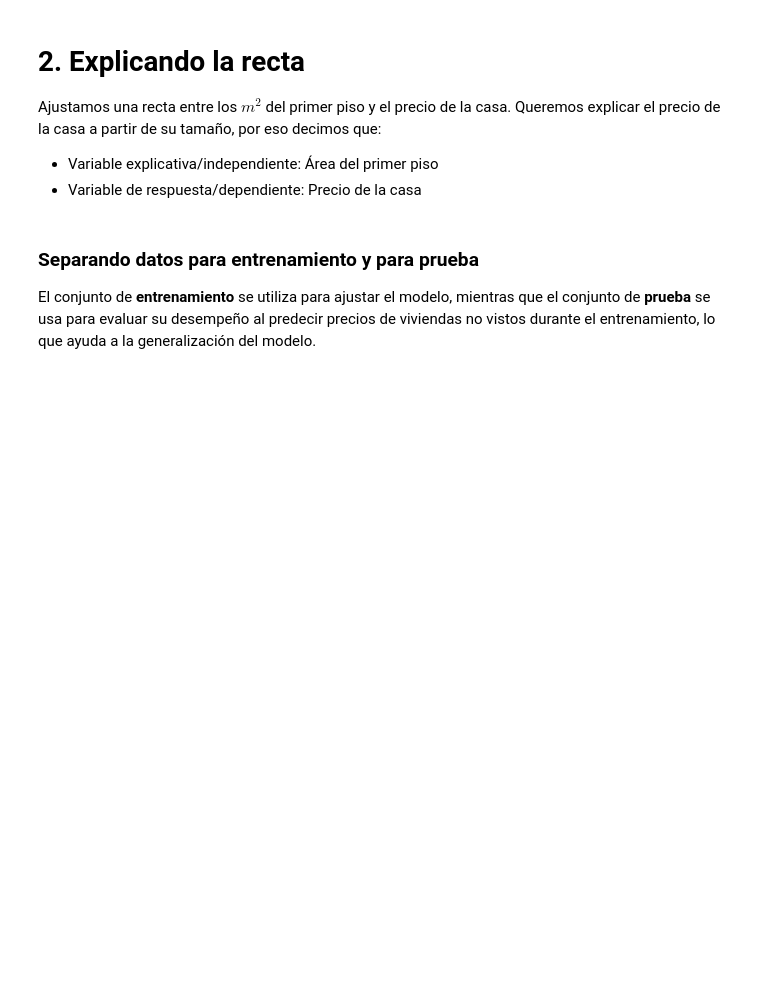
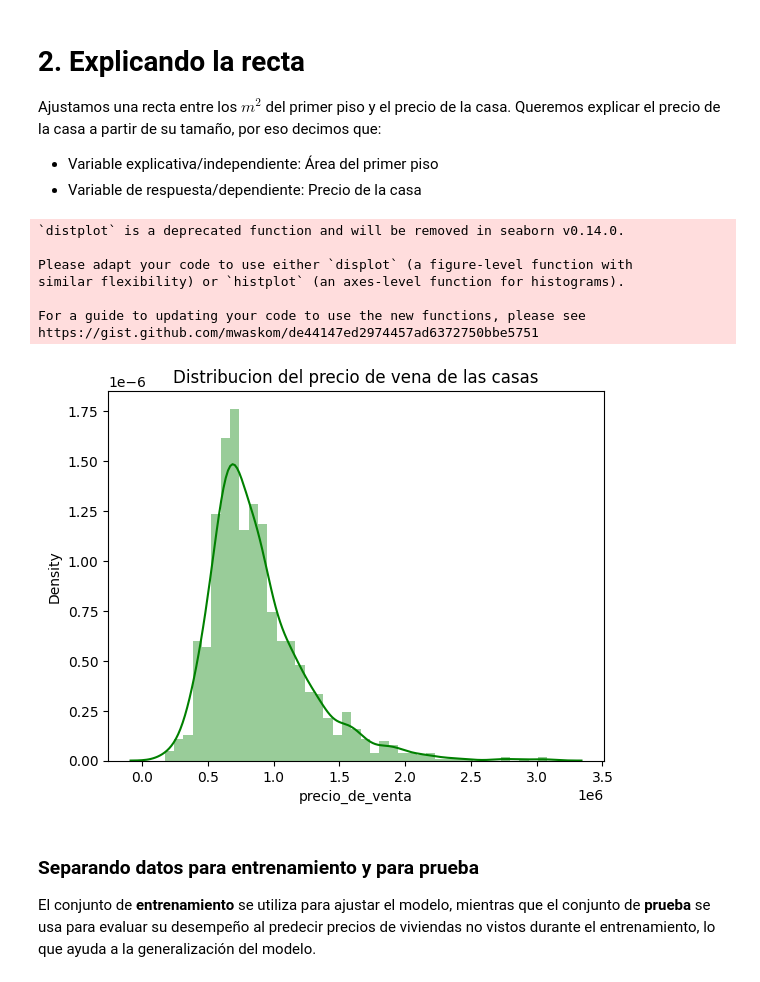
Before and after one commit to MyAppsTest/Data-Science-probando-relaciones-con-regresi-n-lineal, a Jupyter notebook: precios_de_inmuebles_regresion_lineal.ipynb, the cells around one changed output. Drawn from its saved outputs; the diff is of its cells as text; code cells hidden in the pictures; blank space fills up the shorter version.

```diff
--- a/precios_de_inmuebles_regresion_lineal.ipynb
+++ b/precios_de_inmuebles_regresion_lineal.ipynb
@@ -194,3 +192,21 @@ Ajustamos una recta entre los $m^2$ del primer piso y el precio de la casa. Quer
+# %%
+#Quién es nuestra variable de respuesta?
+# x => area de la casa => variable independiente
+# y = precio de la casa  => variable dependiente
+
+
+sns.distplot(datos['precio_de_venta'], kde=True, color='green')
+plt.title('Distribucion del precio de vena de las casas')
+plt.show()
+# %% [output]
+`distplot` is a deprecated function and will be removed in seaborn v0.14.0.
+
+Please adapt your code to use either `displot` (a figure-level function with
+similar flexibility) or `histplot` (an axes-level function for histograms).
+
+For a guide to updating your code to use the new functions, please see
+https://gist.github.com/mwaskom/de44147ed2974457ad6372750bbe5751
+[figure, added]
 # %% [markdown]
 ### Separando datos para entrenamiento y para prueba
 
```
Also changed, not shown: parts of 7 cells of this notebook.
